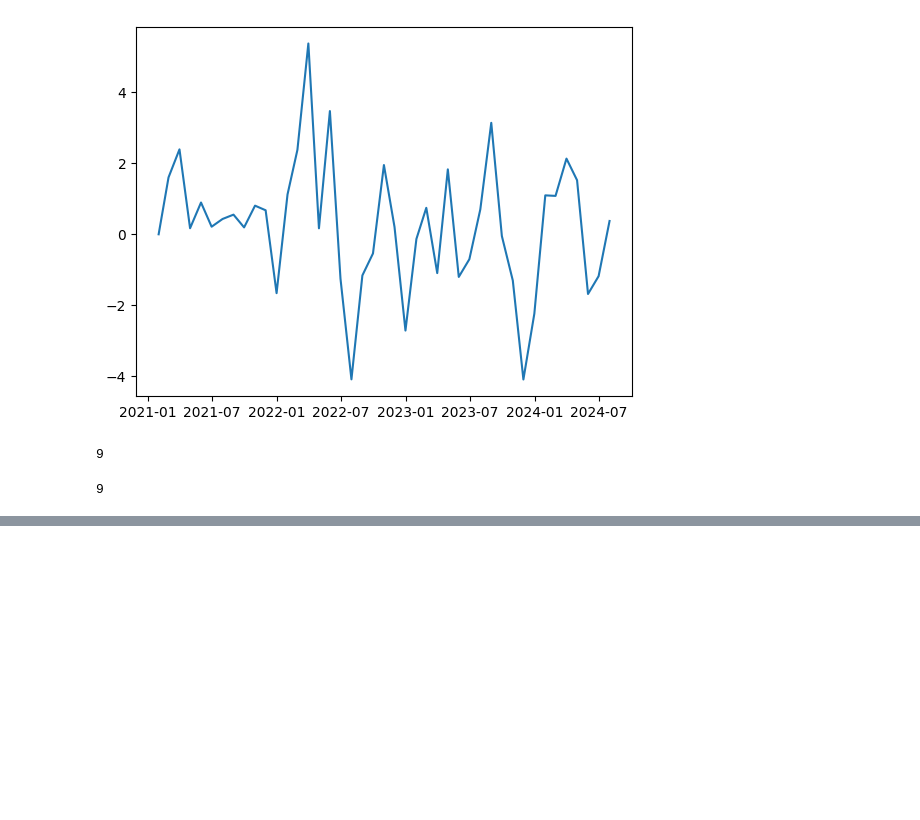
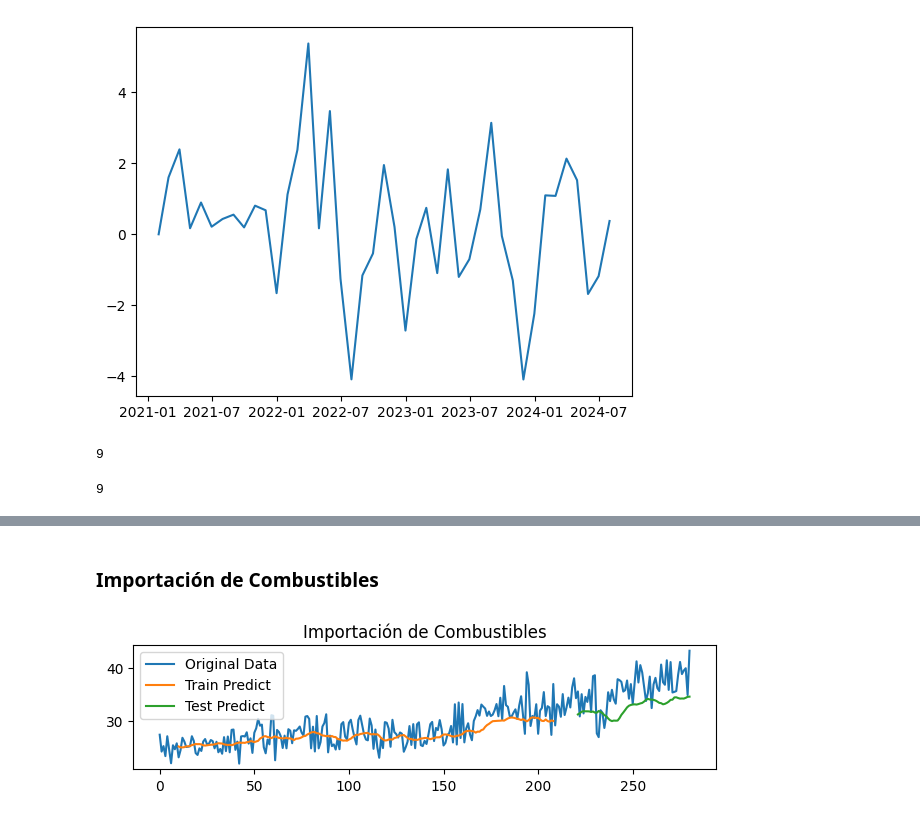
Before and after one commit to SofiLam13/Lab3-DataScience-, a Jupyter notebook: Lab3(Data_Science).ipynb, the cells around one changed output, grey strips where cells are left out. Drawn from its saved outputs; the diff is of its cells as text; code cells hidden in the pictures; blank space fills up the shorter version.

```diff
--- a/Lab3(Data_Science).ipynb
+++ b/Lab3(Data_Science).ipynb
@@ -594,0 +783,14 @@ plt.plot(df_test_p)
+# %% [markdown]
+### Importación de Combustibles
+# %%
+plt.subplot(3, 1, 2)
+plt.plot(scaler.inverse_transform(importacionScaled), label='Original Data')
+plt.plot(np.arange(timeStep, timeStep + len(train_predict_imp)), train_predict_imp, label='Train Predict')
+plt.plot(np.arange(len(importacionScaled) - len(test_predict_imp), len(importacionScaled)), test_predict_imp, label='Test Predict')
+plt.title('Importación de Combustibles')
+plt.legend()
+
+plt.tight_layout()
+plt.show()
+# %% [output]
+[figure, added]
```
Also changed, not shown: parts of 46 cells of this notebook.
